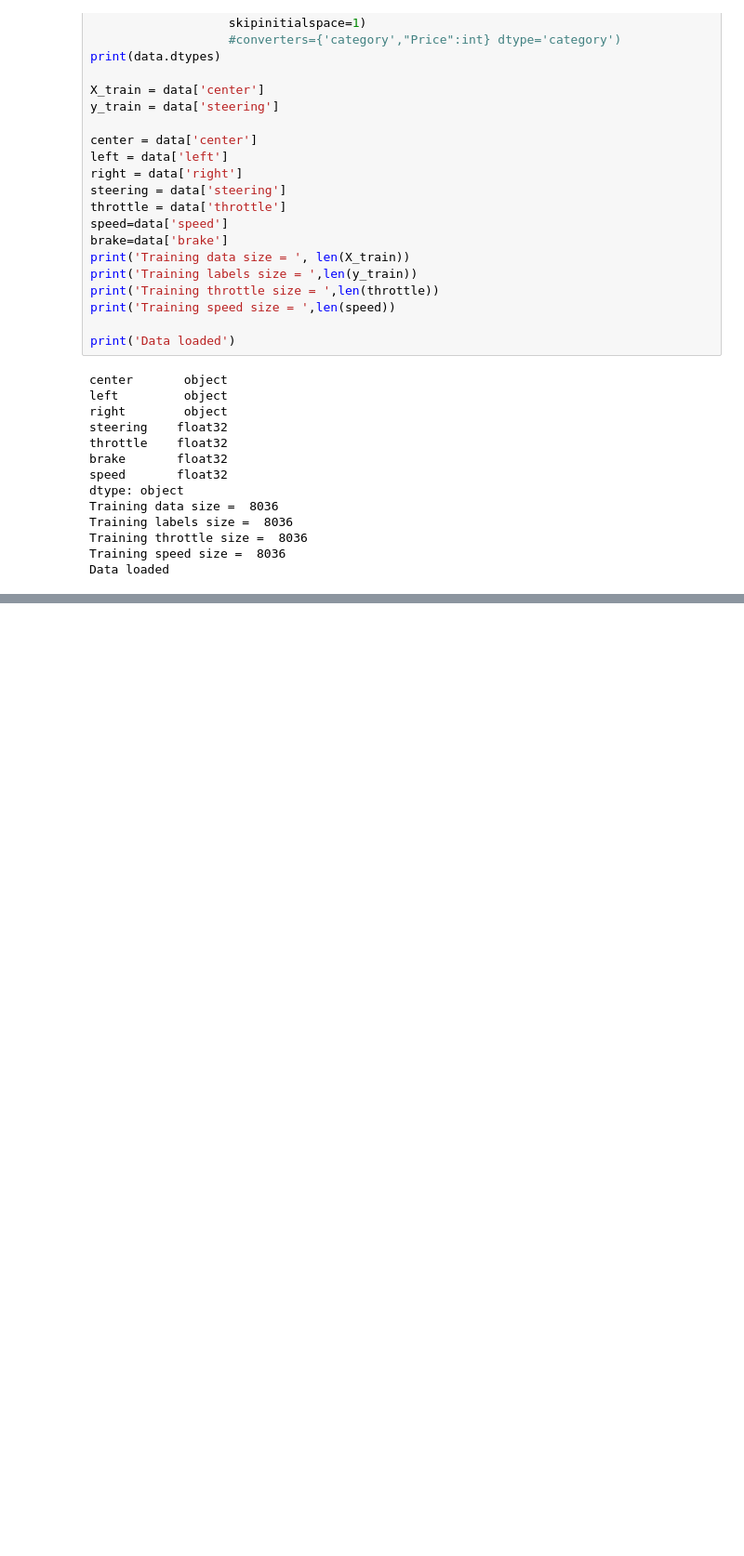
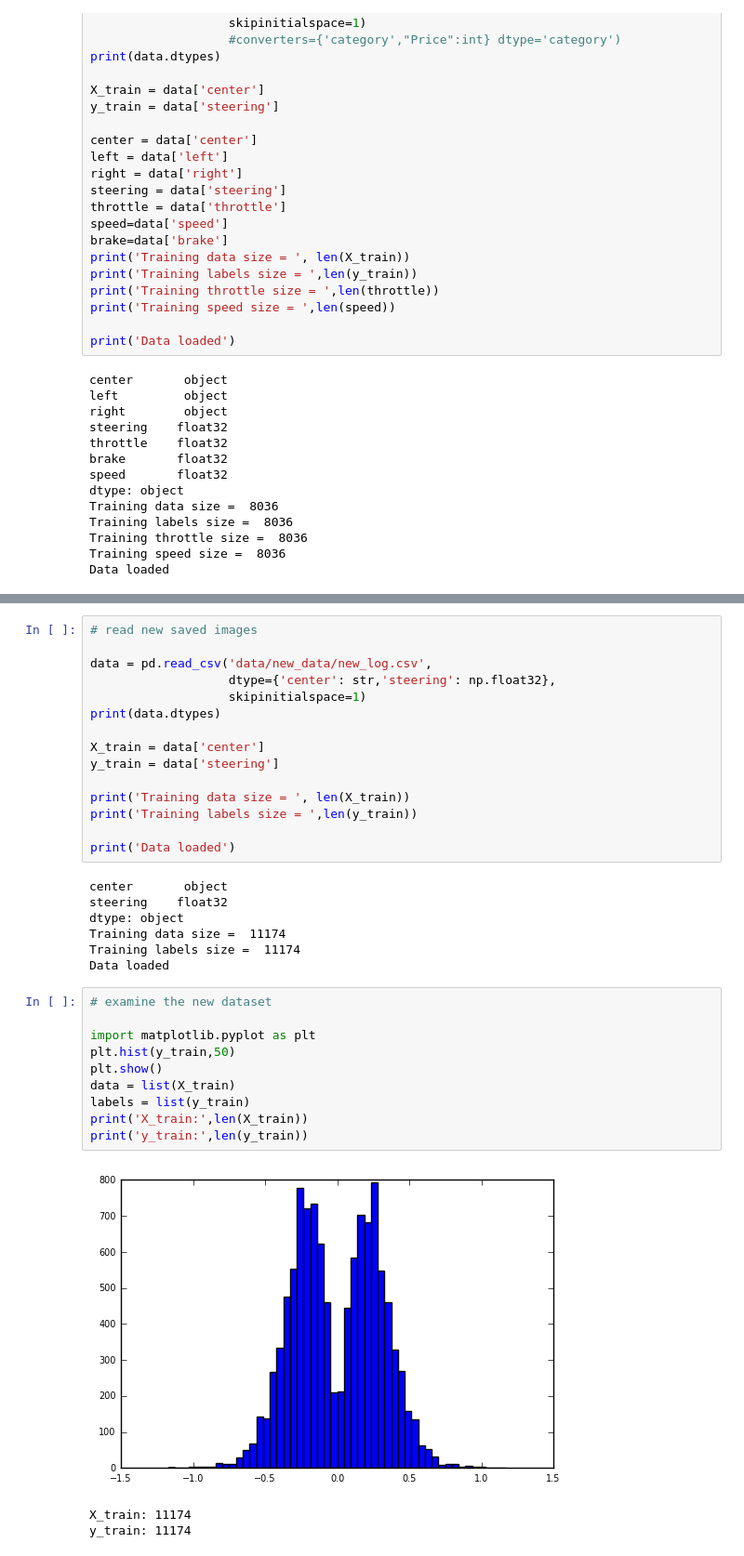
Before and after one commit to ganwy2016/Behaviour_Cloning, a Jupyter notebook: pre_proc_images.ipynb, the cells around one changed output, grey strips where cells are left out. Shown at 93% size. Saved outputs shown, nothing was run; the diff lists cells and outputs as text; blank space fills up the shorter version.

```diff
--- a/pre_proc_images.ipynb
+++ b/pre_proc_images.ipynb
@@ -336,0 +243,36 @@ plt.show()
+# %%
+# read new saved images
+
+data = pd.read_csv('data/new_data/new_log.csv',
+                   dtype={'center': str,'steering': np.float32},
+                   skipinitialspace=1)
+print(data.dtypes)
+
+X_train = data['center']
+y_train = data['steering']
+
+print('Training data size = ', len(X_train))
+print('Training labels size = ',len(y_train))
+
+print('Data loaded')
+# %% [output]
+center       object
+steering    float32
+dtype: object
+Training data size =  11174
+Training labels size =  11174
+Data loaded
+# %%
+# examine the new dataset
+
+import matplotlib.pyplot as plt
+plt.hist(y_train,50)
+plt.show()
+data = list(X_train)
+labels = list(y_train)
+print('X_train:',len(X_train))
+print('y_train:',len(y_train))
+# %% [output]
+[figure, added]
+X_train: 11174
+y_train: 11174
```
Also changed, not shown: parts of 11 cells of this notebook, 1 other file.
